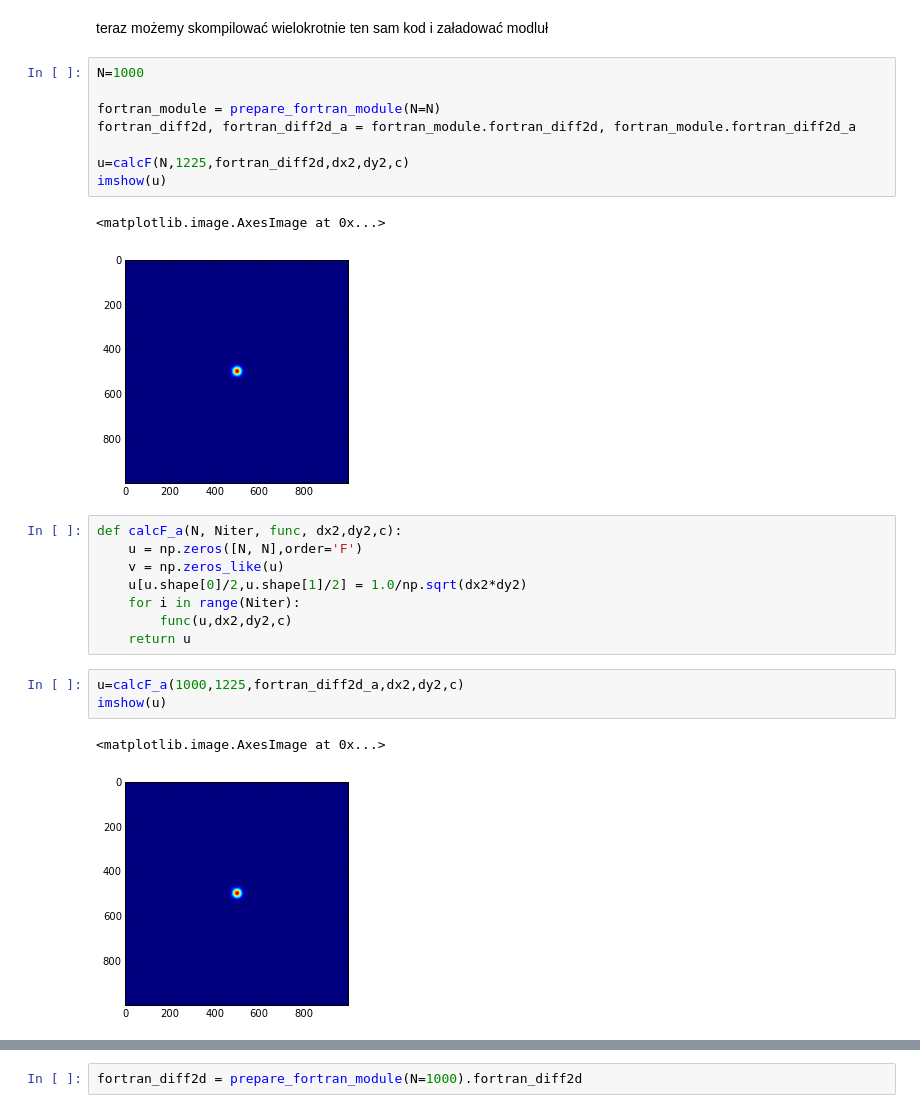
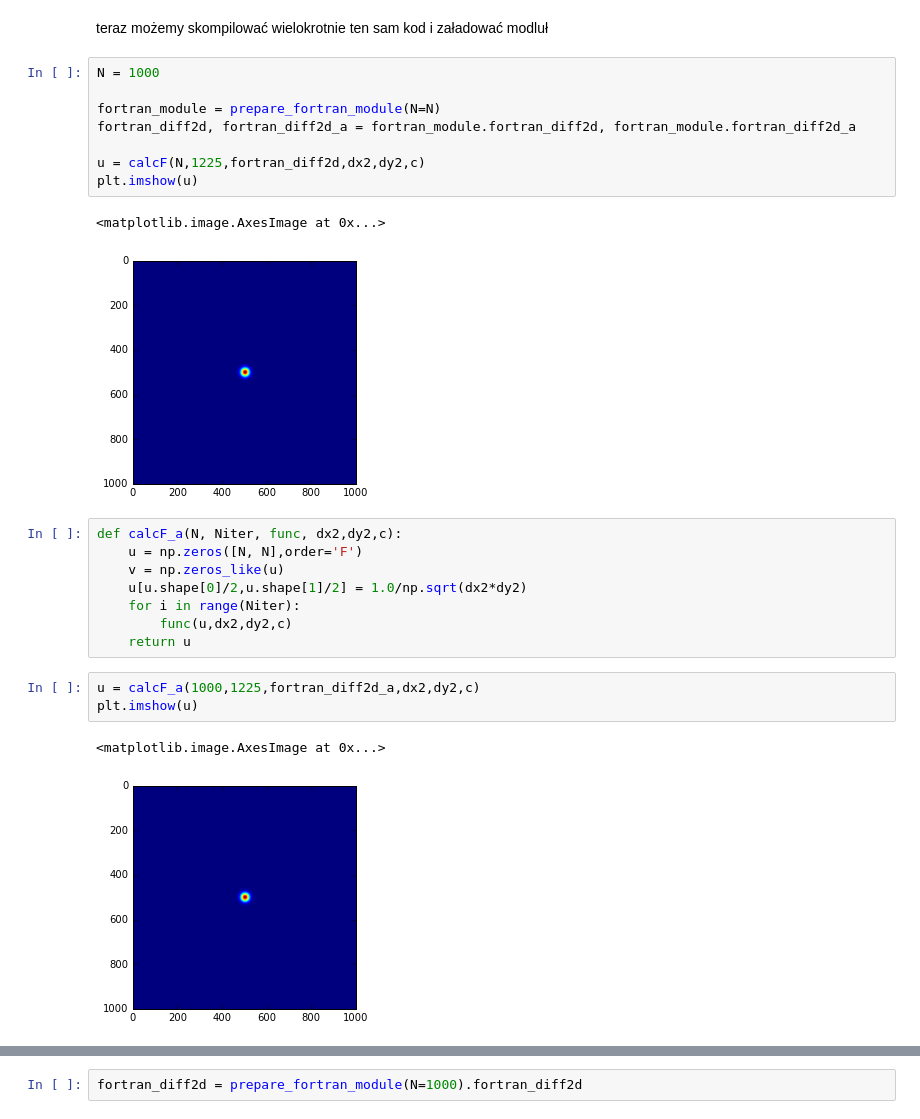
Before and after one commit to marcinofulus/PR2014, a Jupyter notebook: MPI/PR2014_cython_numpy_fortran_diff2d.ipynb, the cells around one changed output, grey strips where cells are left out. Drawn from its saved outputs; the diff is of its cells as text.

```diff
--- a/MPI/PR2014_cython_numpy_fortran_diff2d.ipynb
+++ b/MPI/PR2014_cython_numpy_fortran_diff2d.ipynb
@@ -252,16 +253,16 @@ def calcF(N, Niter, func, dx2,dy2,c):
 # %% [markdown]
 teraz możemy skompilować wielokrotnie ten sam kod i załadować modluł
 # %%
-N=1000
+N = 1000
 
 fortran_module = prepare_fortran_module(N=N)
 fortran_diff2d, fortran_diff2d_a = fortran_module.fortran_diff2d, fortran_module.fortran_diff2d_a
 
-u=calcF(N,1225,fortran_diff2d,dx2,dy2,c)
-imshow(u)
+u = calcF(N,1225,fortran_diff2d,dx2,dy2,c)
+plt.imshow(u)
 # %% [output]
 <matplotlib.image.AxesImage at 0x...>
-[figure, old version]
+[figure, new version]
 # %%
 def calcF_a(N, Niter, func, dx2,dy2,c):
     u = np.zeros([N, N],order='F')
@@ -271,10 +272,10 @@ def calcF_a(N, Niter, func, dx2,dy2,c):
         func(u,dx2,dy2,c)
     return u
 # %%
-u=calcF_a(1000,1225,fortran_diff2d_a,dx2,dy2,c)
-imshow(u)
+u = calcF_a(1000,1225,fortran_diff2d_a,dx2,dy2,c)
+plt.imshow(u)
 # %% [output]
 <matplotlib.image.AxesImage at 0x...>
-[figure, old version]
+[figure, new version]
 # %%
 %%time
```
Also changed, not shown: parts of 18 cells of this notebook, 10 other files.
